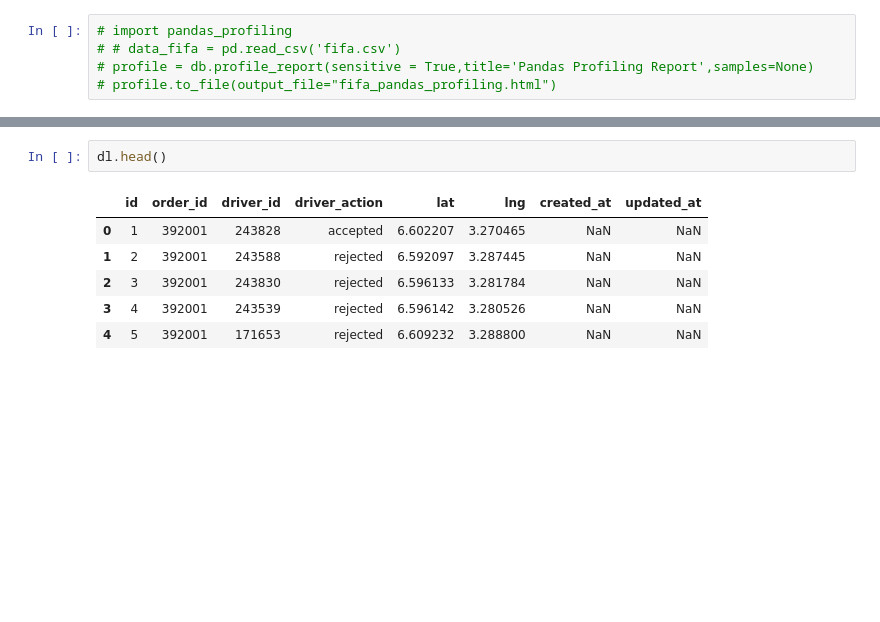
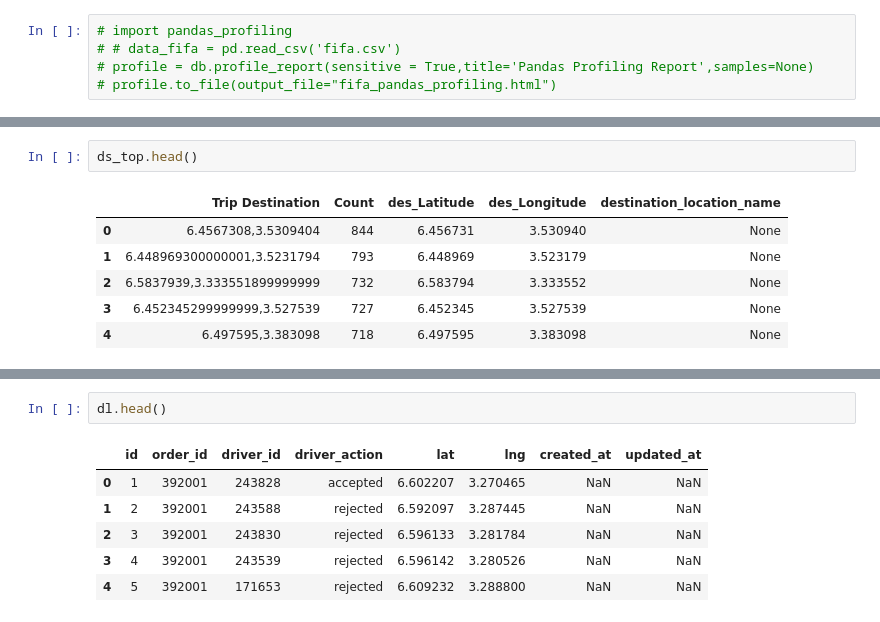
Before and after one commit to MohammedEsamaldin/Logistic-optimization, a Jupyter notebook: notebooks/Eda.ipynb, the cells around one changed output, grey strips where cells are left out. Drawn from its saved outputs; the diff is of its cells as text; blank space fills up the shorter version.

```diff
--- a/notebooks/Eda.ipynb
+++ b/notebooks/Eda.ipynb
@@ -142,0 +157,9 @@ fig.show()
+# %%
+ds_top.head()
+# %% [output]
+|  | Trip Destination | Count | des_Latitude | des_Longitude | destination_location_name |
+| 0 | 6.4567308,3.5309404 | 844 | 6.456731 | 3.530940 | None |
+| 1 | 6.448969300000001,3.5231794 | 793 | 6.448969 | 3.523179 | None |
+| 2 | 6.5837939,3.333551899999999 | 732 | 6.583794 | 3.333552 | None |
+| 3 | 6.452345299999999,3.527539 | 727 | 6.452345 | 3.527539 | None |
+| 4 | 6.497595,3.383098 | 718 | 6.497595 | 3.383098 | None |
```
Also changed, not shown: parts of 23 cells of this notebook.
